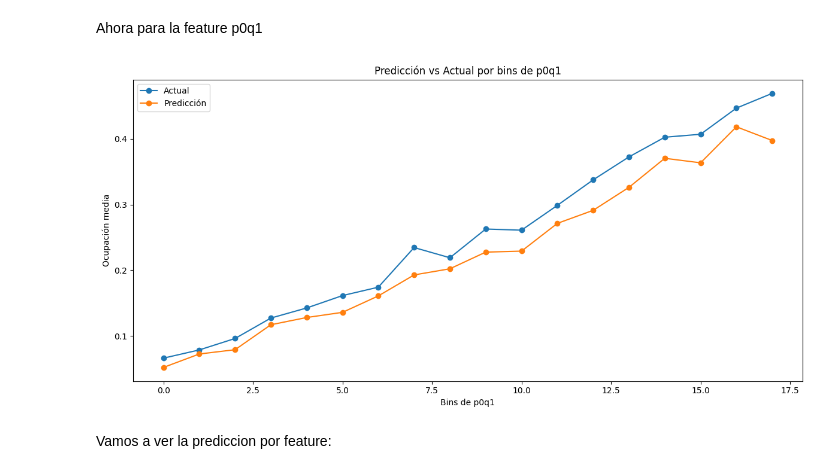
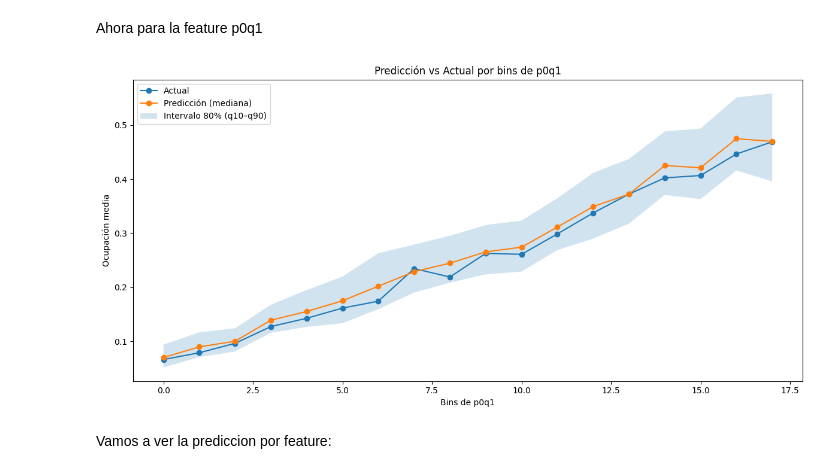
Before and after one commit to contepablod/ML-AI_Bourbaki, a Jupyter notebook: Semana2/TFT_nixtla.ipynb, the cells around one changed output. Saved outputs shown, nothing was run; the diff lists cells and outputs as text; code cells hidden in the pictures.

```diff
--- a/Semana2/TFT_nixtla.ipynb
+++ b/Semana2/TFT_nixtla.ipynb
@@ -514,7 +568,10 @@ def build_tft():
         max_steps=1000,
         loss=MQLoss(quantiles=[0.1, 0.5, 0.9]),
         start_padding_enabled=False,
-)
+        random_seed=42,
+        logger=False,  # skips the omegaconf/antlr TensorBoard path
+        enable_checkpointing=False,  # avoids writing .ckpt junk each run
+    )
 # %% [markdown]
 **Que significa la perdida por cuantil?**
 
@@ -828,18 +903,26 @@ eval_df = test_preds.merge(
     how="left",
 )
 
-pred_col = [c for c in test_preds.columns if c not in [ID_COL, TIME_COL]][0]
+pred_col_10 = [c for c in test_preds.columns if c not in [ID_COL, TIME_COL]][0]
+pred_col_50 = [c for c in test_preds.columns if c not in [ID_COL, TIME_COL]][1]
+pred_col_90 = [c for c in test_preds.columns if c not in [ID_COL, TIME_COL]][2]
 
 # ejemplo con una variable continua/discreta
 var = "hour"
 
-plot_df = (
-    eval_df.groupby(var)[[TARGET_COL, pred_col]].mean().reset_index().sort_values(var)
-)
+cols = [TARGET_COL, pred_col_10, pred_col_50, pred_col_90]
+plot_df = eval_df.groupby(var)[cols].mean().reset_index().sort_values(var)
 
 plt.figure(figsize=(10, 6))
 plt.plot(plot_df[var], plot_df[TARGET_COL], marker="o", label="Actual")
-plt.plot(plot_df[var], plot_df[pred_col], marker="o", label="Predicción")
+plt.plot(plot_df[var], plot_df[pred_col_50], marker="o", label="Predicción (mediana)")
+plt.fill_between(
+    plot_df[var],
+    plot_df[pred_col_10],
+    plot_df[pred_col_90],
+    alpha=0.2,
+    label="Intervalo 80% (q10–q90)",
+)
 plt.xlabel(var)
 plt.ylabel("Ocupación media")
 plt.title(f"Predicción vs Actual por {var}")
@@ -853,24 +936,36 @@ Ahora para la feature p0q1
 # %%
 var = "p0q1"
 n_bins = 20
 
 eval_df["bin"] = pd.qcut(eval_df[var], q=n_bins, duplicates="drop")
 
-plot_df = eval_df.groupby("bin", observed=True)[[TARGET_COL, pred_col]].mean().reset_index()
-
+cols = [TARGET_COL, pred_col_10, pred_col_50, pred_col_90]
+plot_df = eval_df.groupby("bin", observed=True)[cols].mean().reset_index()
 plot_df["bin_center"] = range(len(plot_df))
 
 plt.figure(figsize=(12, 6))
 plt.plot(plot_df["bin_center"], plot_df[TARGET_COL], marker="o", label="Actual")
-plt.plot(plot_df["bin_center"], plot_df[pred_col], marker="o", label="Predicción")
+plt.plot(
+    plot_df["bin_center"],
+    plot_df[pred_col_50],
+    marker="o",
+    label="Predicción (mediana)",
+)
+plt.fill_between(
+    plot_df["bin_center"],
+    plot_df[pred_col_10],
+    plot_df[pred_col_90],
+    alpha=0.2,
+    label="Intervalo 80% (q10–q90)",
+)
 plt.xlabel(f"Bins de {var}")
 plt.ylabel("Ocupación media")
 plt.title(f"Predicción vs Actual por bins de {var}")
 plt.legend()
 plt.tight_layout()
 plt.show()
 # %% [output]
-[figure, old version]
+[figure, new version]
 # %% [markdown]
 Vamos a ver la prediccion por feature:
 # %%
```
Also changed, not shown: parts of 32 cells of this notebook, 1 other file.
